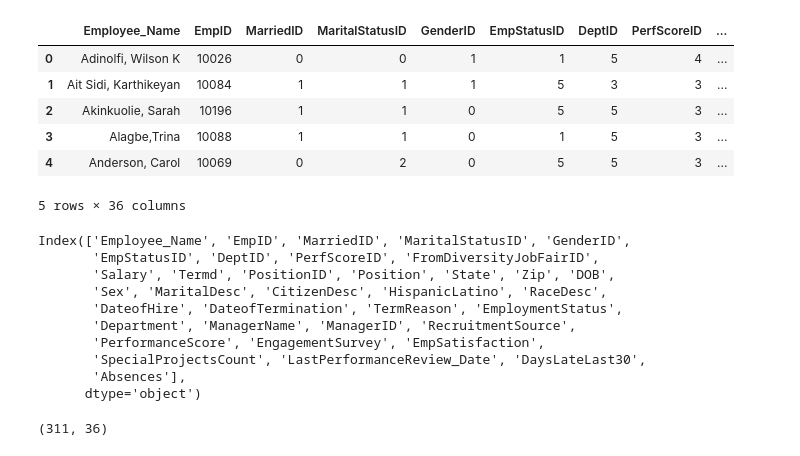
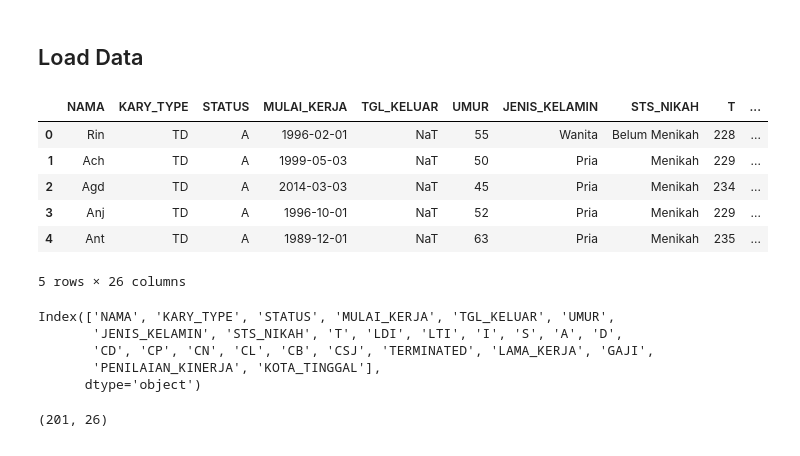
Before and after one commit to Excel951/legendary-octo-funicular, a Jupyter notebook: TA/ta.ipynb, the cells around one changed output. Drawn from its saved outputs; the diff is of its cells as text; code cells hidden in the pictures.

Commit message:
last update

```diff
--- a/TA/ta.ipynb
+++ b/TA/ta.ipynb
@@ -20,32 +14,31 @@ from sklearn.metrics import make_scorer, accuracy_score, precision_score, recall
 # %%
 import warnings
 warnings.filterwarnings('ignore')
+# %% [markdown]
+## Load Data
 # %%
-excel = pd.read_csv(f'./HRDataset_v14.csv')
+# excel = pd.read_csv(f'./HRDataset_v14.csv')
+# excel = pd.read_excel(f'./fix_data_karyawan_2223_v2.xlsx')
+excel = pd.read_excel(f'./fix_data_karyawan_24_v2.xlsx')
 excel = pd.DataFrame(excel)
 excel.head(5)
 # %% [output]
-|  | Employee_Name | EmpID | MarriedID | MaritalStatusID | GenderID | EmpStatusID | DeptID | PerfScoreID | ... |
-| 0 | Adinolfi, Wilson K | 10026 | 0 | 0 | 1 | 1 | 5 | 4 | ... |
-| 1 | Ait Sidi, Karthikeyan | 10084 | 1 | 1 | 1 | 5 | 3 | 3 | ... |
-| 2 | Akinkuolie, Sarah | 10196 | 1 | 1 | 0 | 5 | 5 | 3 | ... |
-| 3 | Alagbe,Trina | 10088 | 1 | 1 | 0 | 1 | 5 | 3 | ... |
-| 4 | Anderson, Carol | 10069 | 0 | 2 | 0 | 5 | 5 | 3 | ... |
+|  | NAMA | KARY_TYPE | STATUS | MULAI_KERJA | TGL_KELUAR | UMUR | JENIS_KELAMIN | STS_NIKAH | T | ... |
+| 0 | Rin | TD | A | 1996-02-01 | NaT | 55 | Wanita | Belum Menikah | 228 | ... |
+| 1 | Ach | TD | A | 1999-05-03 | NaT | 50 | Pria | Menikah | 229 | ... |
+| 2 | Agd | TD | A | 2014-03-03 | NaT | 45 | Pria | Menikah | 234 | ... |
+| 3 | Anj | TD | A | 1996-10-01 | NaT | 52 | Pria | Menikah | 229 | ... |
+| 4 | Ant | TD | A | 1989-12-01 | NaT | 63 | Pria | Menikah | 235 | ... |
-5 rows × 36 columns
+5 rows × 26 columns
 # %%
 excel.columns
 # %% [output]
-Index(['Employee_Name', 'EmpID', 'MarriedID', 'MaritalStatusID', 'GenderID',
-       'EmpStatusID', 'DeptID', 'PerfScoreID', 'FromDiversityJobFairID',
-       'Salary', 'Termd', 'PositionID', 'Position', 'State', 'Zip', 'DOB',
-       'Sex', 'MaritalDesc', 'CitizenDesc', 'HispanicLatino', 'RaceDesc',
-       'DateofHire', 'DateofTermination', 'TermReason', 'EmploymentStatus',
-       'Department', 'ManagerName', 'ManagerID', 'RecruitmentSource',
-       'PerformanceScore', 'EngagementSurvey', 'EmpSatisfaction',
-       'SpecialProjectsCount', 'LastPerformanceReview_Date', 'DaysLateLast30',
-       'Absences'],
+Index(['NAMA', 'KARY_TYPE', 'STATUS', 'MULAI_KERJA', 'TGL_KELUAR', 'UMUR',
+       'JENIS_KELAMIN', 'STS_NIKAH', 'T', 'LDI', 'LTI', 'I', 'S', 'A', 'D',
+       'CD', 'CP', 'CN', 'CL', 'CB', 'CSJ', 'TERMINATED', 'LAMA_KERJA', 'GAJI',
+       'PENILAIAN_KINERJA', 'KOTA_TINGGAL'],
       dtype='object')
 # %%
 excel.shape
 # %% [output]
-(311, 36)
+(201, 26)
```
Also changed, not shown: parts of 70 cells of this notebook, 5 other files.
